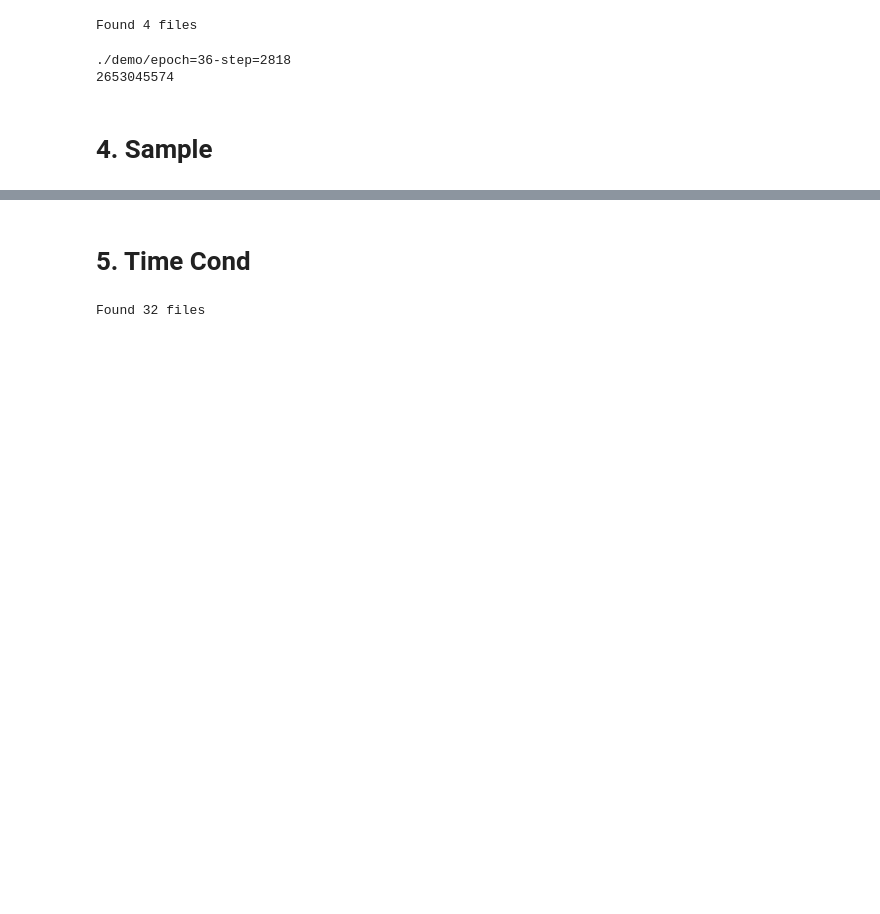
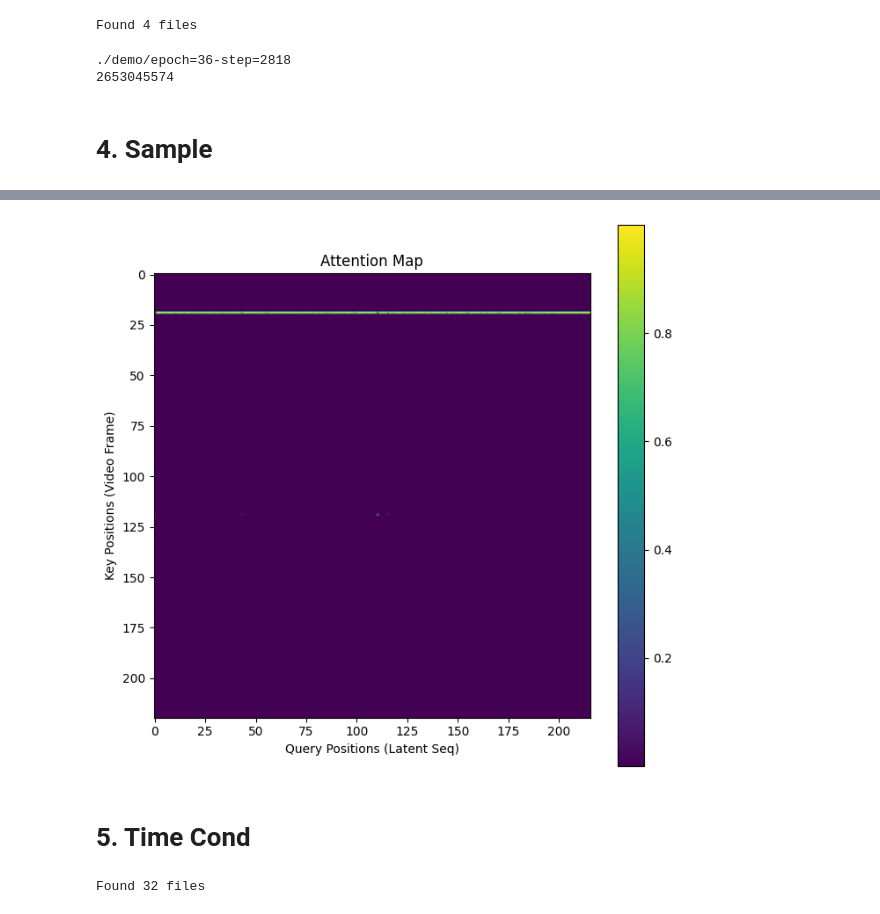
Before and after one commit to Ceaglex/stable-v2a, a Jupyter notebook: untitled.ipynb, the cells around one changed output, grey strips where cells are left out. Saved outputs shown, nothing was run; the diff lists cells and outputs as text; code cells hidden in the pictures; blank space fills up the shorter version.

```diff
--- a/untitled.ipynb
+++ b/untitled.ipynb
@@ -69,6 +75,6 @@ print(f'{model_dir}/{model_name}.safetensors')
 # cond_state_dict = load_file(f'./weight/StableAudio/model.safetensors')
 # cond_state_dict = {k: v for k, v in cond_state_dict.items() if ('seconds' in k)}
 # state_dict.update(cond_state_dict)
-model.load_state_dict(state_dict, strict=True)
+model.load_state_dict(state_dict, strict=False)
 # %% [output]
 ./weight/StableAudio/2024-08-04 02:52:24/epoch=60-step=2818.safetensors
@@ -99,7 +104,7 @@ ds_config = {
     'variable_length':variable_length,
     'fps':fps,
     'force_channels':force_channels,
-    'limit_num':7000
+    'limit_num':100
 }
 
 
@@ -118,4 +125,4 @@ dataloader = DataLoader(dataset=dataset,  collate_fn=collation_fn, **dl_config)
 # %%
-audio, info = dataset[4]
+audio, info = dataset[0]
 info['feature'].shape[0]//fps, info['seconds_total'], audio.shape[1]//sample_rate
 # %% [output]
@@ -258,7 +248,6 @@ conditioning = {
 }
 video_clip = VideoFileClip(conditioning['feature'][0])
 seconds_total = int(video_clip.duration)
-seconds_total = 10
 
 output = generate_diffusion_cond(
     model = model.to(device),
@@ -270,8 +259,14 @@ output = generate_diffusion_cond(
     sigma_min=0.3,
     sigma_max=500,
     sampler_type="dpmpp-3m-sde",
-    device=device
+    device=device,
+    seed = 3739408088,
+    return_maps=True
 )
+
+
+if type(output) == tuple:
+    output, timestep_attn_maps = output
 
 audio_path = "./test.wav"
 waveform = output[0:1,...,:int(seconds_total*sample_rate)]
@@ -286,3 +278,31 @@ torch.Size([80, 768])
+# %%
+t = 20
+timestep_attn_map = torch.stack(timestep_attn_maps[t])
+timestep_attn_map.shape, timestep_attn_map.sum(2).sum(1).sum(0).shape
+
+
+# layer = 0
+# timestep_attn_map = torch.stack([a[layer] for a in timestep_attn_maps])
+# timestep_attn_map.shape, timestep_attn_map.sum(2).sum(1).sum(0).shape
+
+
+
+import matplotlib.pyplot as plt
+import numpy as np
+# attn_weight = timestep_attn_maps[0][0][0][0].cpu().detach()
+attn_weight = timestep_attn_map.sum(2).sum(1).sum(0).cpu().detach()
+attn_map = attn_weight.softmax(dim = 1).numpy().T
+
+# 绘制注意力图
+plt.figure(figsize=(8, 8))
+plt.imshow(attn_map, cmap='viridis')
+plt.colorbar()
+plt.ylabel('Key Positions (Video Frame)')
+plt.xlabel('Query Positions (Latent Seq)')
+plt.title('Attention Map')
+plt.show()
+# %% [output]
+[figure, added]
 # %%
 # device = 0
 # seconds_total = 10
```
Also changed, not shown: parts of 7 cells of this notebook, 16 other files.
